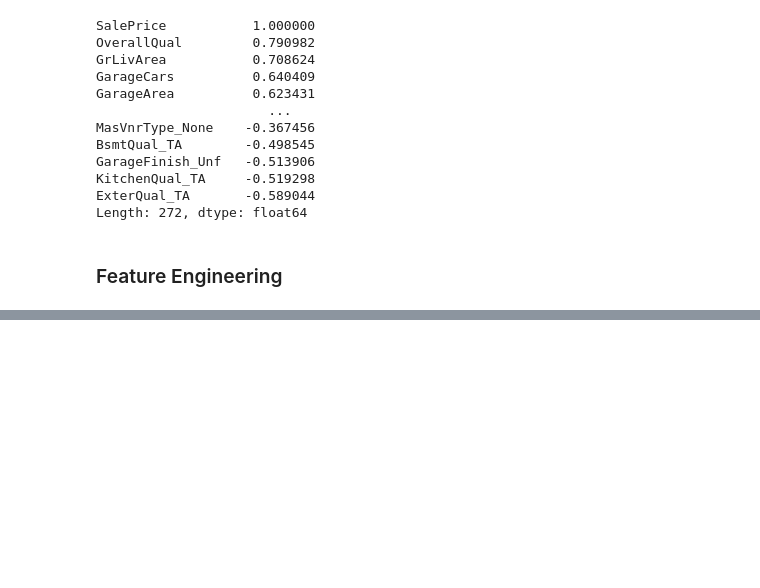
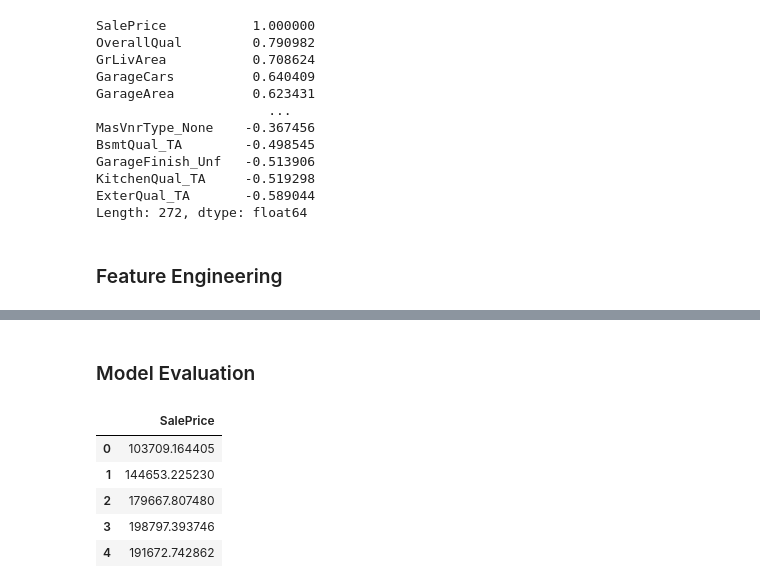
Before and after one commit to mxsaad/house-price-predictor, a Jupyter notebook: model.ipynb, the cells around one changed output, grey strips where cells are left out. Drawn from its saved outputs; the diff is of its cells as text; code cells hidden in the pictures; blank space fills up the shorter version.

```diff
--- a/model.ipynb
+++ b/model.ipynb
@@ -210,0 +227,14 @@ Text(0.5, 1.0, 'X Correlation Matrix')
+# %% [markdown]
+### Model Evaluation
+# %%
+# use model to predict SalePrice for test data
+y_pred = pd.DataFrame(model.predict(y))
+y_pred.columns = ['SalePrice']
+y_pred.head()
+# %% [output]
+|  | SalePrice |
+| 0 | 103709.164405 |
+| 1 | 144653.225230 |
+| 2 | 179667.807480 |
+| 3 | 198797.393746 |
+| 4 | 191672.742862 |
```
Also changed, not shown: parts of 8 cells of this notebook, 1 other file.
